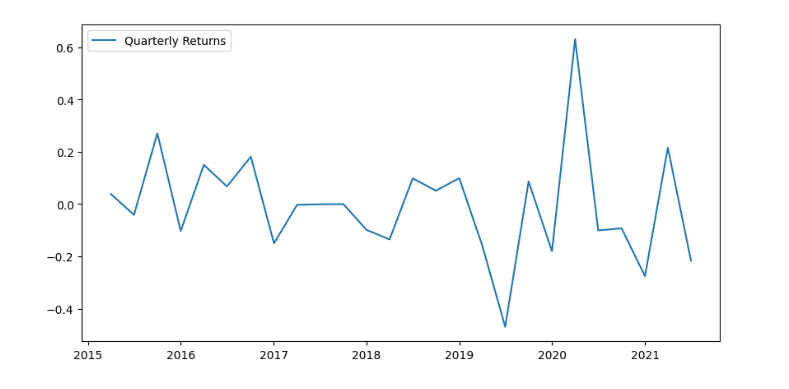
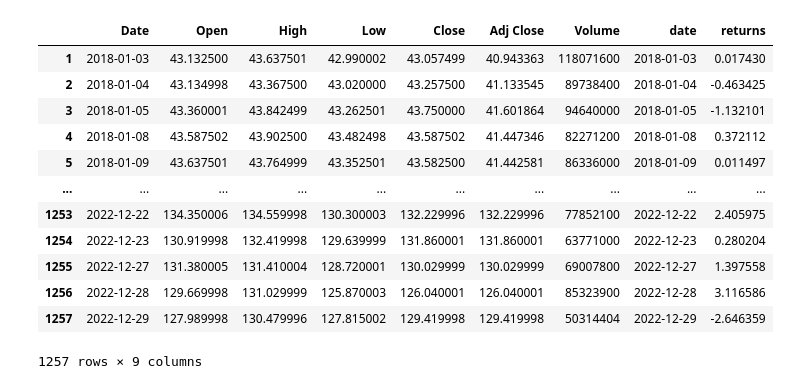
Before and after one commit to ELAARADI/Projects, a Jupyter notebook: ARDL_ARIMAX_CDS_analysis.ipynb, the cells around one changed output. Saved outputs shown, nothing was run; the diff lists cells and outputs as text; code cells hidden in the pictures.

```diff
--- a/ARDL_ARIMAX_CDS_analysis.ipynb
+++ b/ARDL_ARIMAX_CDS_analysis.ipynb
@@ -105,8 +0,0 @@ qtrly_ret
-# %%
-# Plot the the quarterly returns
-plt.figure(figsize=(10,5))
-plt.plot(qtrly_ret, label = 'Quarterly Returns')
-plt.legend()
-plt.show()
-# %% [output]
-[figure, removed]
@@ -112,0 +15,27 @@ plt.show()
+# %%
+####################################################### DATA EXTRACTION ###################################################################
+# datetime date uses the yyyy, mm, dd format
+before = int(time.mktime(datetime.date(2018,1,1).timetuple()))# Starting date
+today  = int(time.mktime(datetime.datetime.today().timetuple()))# Last date
+ticker = 'aapl'
+url=f"https://query1.finance.yahoo.com/v7/finance/download/{ticker}?period1={before}&period2={today}&interval=1d&events=history&includeAdjustedClose=true"
+df = pd.read_csv(url)
+df['date'] = [datetime.datetime.strptime(date, '%Y-%m-%d') for date in df["Date"]]
+#df['returns'] = 100 * df['Adj Close'].pct_change()
+df['returns'] = 100*(np.log(df["Adj Close"].shift(1)) - np.log(df["Adj Close"]))
+df.dropna(inplace=True)
+df
+# %% [output]
+|  | Date | Open | High | Low | Close | Adj Close | Volume | date | returns |
+| 1 | 2018-01-03 | 43.132500 | 43.637501 | 42.990002 | 43.057499 | 40.943363 | 118071600 | 2018-01-03 | 0.017430 |
+| 2 | 2018-01-04 | 43.134998 | 43.367500 | 43.020000 | 43.257500 | 41.133545 | 89738400 | 2018-01-04 | -0.463425 |
+| 3 | 2018-01-05 | 43.360001 | 43.842499 | 43.262501 | 43.750000 | 41.601864 | 94640000 | 2018-01-05 | -1.132101 |
+| 4 | 2018-01-08 | 43.587502 | 43.902500 | 43.482498 | 43.587502 | 41.447346 | 82271200 | 2018-01-08 | 0.372112 |
+| 5 | 2018-01-09 | 43.637501 | 43.764999 | 43.352501 | 43.582500 | 41.442581 | 86336000 | 2018-01-09 | 0.011497 |
+| ... | ... | ... | ... | ... | ... | ... | ... | ... | ... |
+| 1253 | 2022-12-22 | 134.350006 | 134.559998 | 130.300003 | 132.229996 | 132.229996 | 77852100 | 2022-12-22 | 2.405975 |
+| 1254 | 2022-12-23 | 130.919998 | 132.419998 | 129.639999 | 131.860001 | 131.860001 | 63771000 | 2022-12-23 | 0.280204 |
+| 1255 | 2022-12-27 | 131.380005 | 131.410004 | 128.720001 | 130.029999 | 130.029999 | 69007800 | 2022-12-27 | 1.397558 |
+| 1256 | 2022-12-28 | 129.669998 | 131.029999 | 125.870003 | 126.040001 | 126.040001 | 85323900 | 2022-12-28 | 3.116586 |
+| 1257 | 2022-12-29 | 127.989998 | 130.479996 | 127.815002 | 129.419998 | 129.419998 | 50314404 | 2022-12-29 | -2.646359 |
+1257 rows × 9 columns
```
Also changed, not shown: parts of 23 cells of this notebook, 1 other file.
